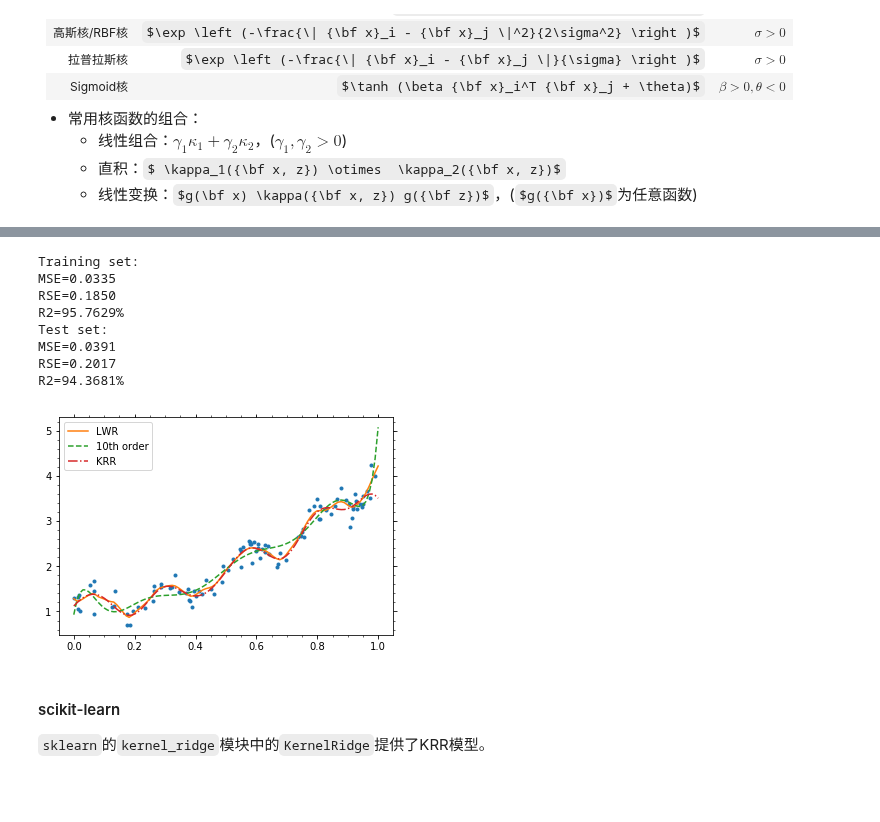
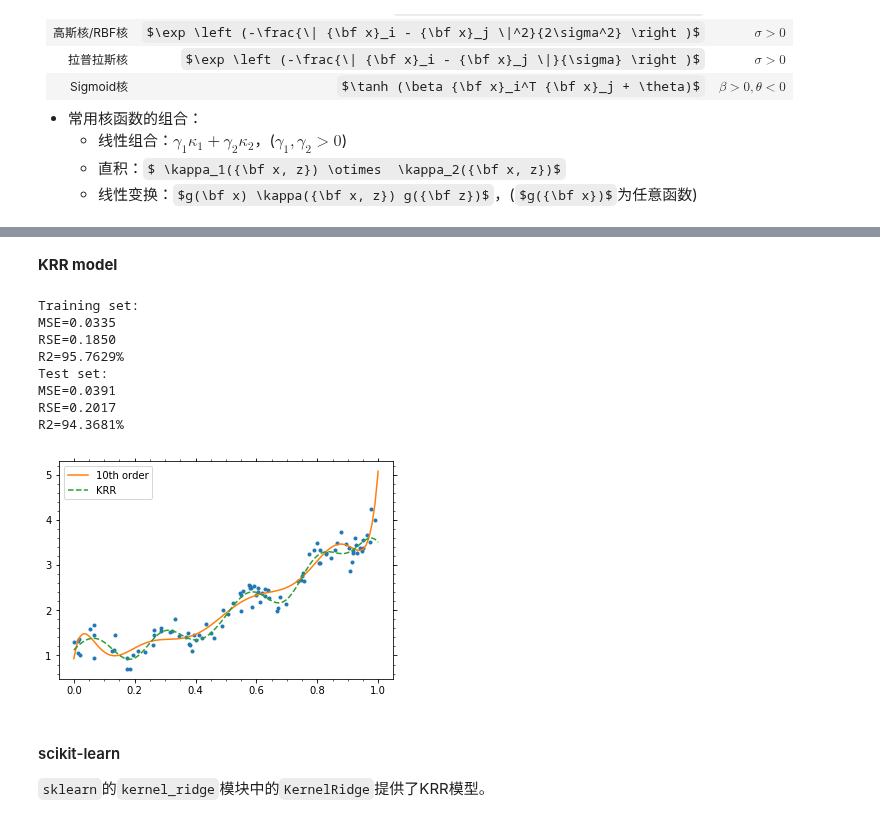
Before and after one commit to szqtc/MyMachineLearningNotes, a Jupyter notebook: 1_LinearModel.ipynb, the cells around one changed output, grey strips where cells are left out. Drawn from its saved outputs; the diff is of its cells as text; code cells hidden in the pictures; some formulas as TeX source; blank space fills up the shorter version.

Commit message:
rewrite some of the algorithms in linear models; improve the contents in ensemble

```diff
--- a/1_LinearModel.ipynb
+++ b/1_LinearModel.ipynb
@@ -437,17 +474,0 @@ def lwr_model(X, X_train, y_train, tau=1.):
-# %%
-# more complex data generator
-def mock_generator2(X_raw):
-    nsamp = X_raw.shape[0]
-    return 1.+X_raw+X_raw**2 + X_raw**3 + 0.25*np.sin(4*2.*np.pi*X_raw) + 0.2*np.random.randn(nsamp)
-
-# training data
-X1_raw = np.random.rand(100)
-y1_raw = mock_generator2(X1_raw)
-X1 = polynomial_expr(X1_raw, 1) # np.c_[np.ones_like(X1_raw), X1_raw]
-y1 = y1_raw.reshape(-1, 1)
-
-# test data
-X1_test_raw = np.random.rand(50)
-y1_test_raw = mock_generator2(X1_test_raw)
-X1_test = polynomial_expr(X1_test_raw, 1) # np.c_[np.ones_like(X1_test_raw), X1_test_raw]
-y1_test = y1_test_raw.reshape(-1, 1)
@@ -680,0 +647,17 @@ class krr:
+# %%
+# more complex data generator
+def mock_generator2(X_raw):
+    return 1.+X_raw+X_raw**2 + X_raw**3 + 0.25*np.sin(4*2.*np.pi*X_raw) + 0.2*np.random.randn(*X_raw.shape)
+
+# training data
+X1_train = np.random.rand(100, 1)
+y1_train = mock_generator2(X1_train)
+
+# test data
+X1_test = np.random.rand(50, 1)
+y1_test = mock_generator2(X1_test)
+# %%
+# baseline model: 10th order LBF
+X1_train_lb = polynomial_expr(X1_train, 10)[:, 1:]
+lin1_lb = linear_regressor()
+lin1_lb.fit(X1_train_lb, y1_train)
@@ -681,5 +691,7 @@ class krr:
+# %% [markdown]
+**KRR model**
 # %%
-mykrr = krr(kernel='rbf', C=5., gamma=80.)
-mykrr.fit(X1, y1)
+mykrr = kernel_ridge_regressor(kernel='rbf', C=5., gamma=80.)
+mykrr.fit(X1_train, y1_train)
 # %%
 print('Training set:')
@@ -699,13 +711,13 @@ MSE=0.0391
 RSE=0.2017
 R2=94.3681%
 # %%
-y1_pl_krr_pred = mykrr.predict(polynomial_expr(x_pl))
+y1_pl = mykrr.predict(x_pl.reshape(-1, 1))
 
-ax1.plot(x_pl, y1_pl_krr_pred, ls='-.', label='KRR')
+ax1.plot(x_pl, y1_pl, ls='--', label='KRR')
 ax1.legend()
 fg1
 # %% [output]
-[figure, old version]
+[figure, new version]
 # %% [markdown]
 #### scikit-learn
 `sklearn`的`kernel_ridge`模块中的`KernelRidge`提供了KRR模型。
```
Also changed, not shown: parts of 76 cells of this notebook, 5 other files.
